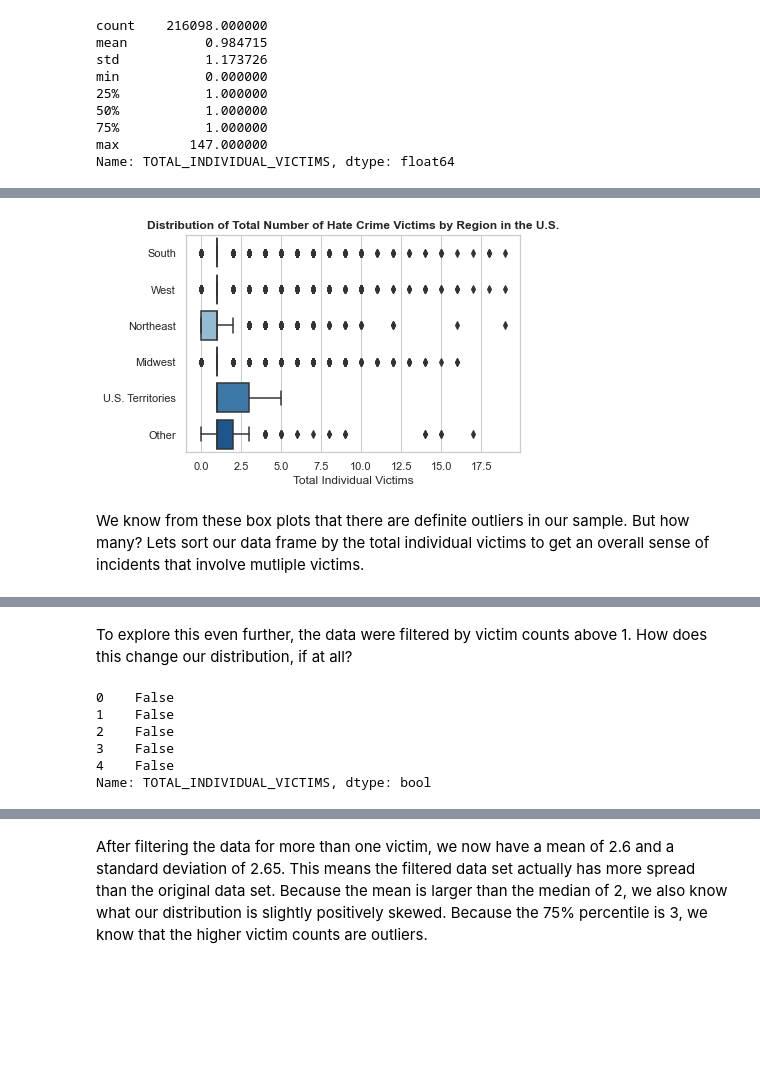
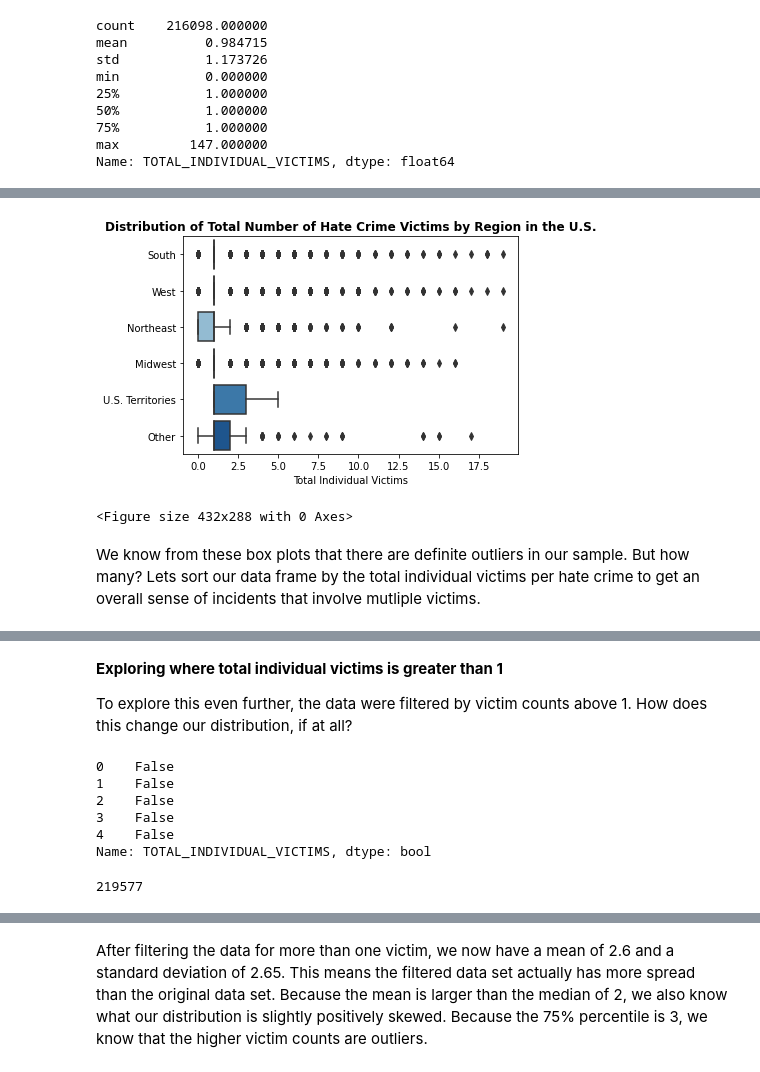
Before and after one commit to artolon/Exploratory_Analysis_Project, a Jupyter notebook: AT_Hate_Crime_Analysis.ipynb, the cells around one changed output, grey strips where cells are left out. Drawn from its saved outputs; the diff is of its cells as text; code cells hidden in the pictures; blank space fills up the shorter version.

```diff
--- a/AT_Hate_Crime_Analysis.ipynb
+++ b/AT_Hate_Crime_Analysis.ipynb
@@ -376,17 +394,23 @@ The box plots below suggest that the Northeast (on average) has fewer total vict
 # %%
 # See if the distribution changes at all when looking by region
-g2 = sns.boxplot(y=victim20["REGION_NAME"],
+fig, ax = plt.subplots()
+
+sns.boxplot(y=victim20["REGION_NAME"],
             x=victim20["TOTAL_INDIVIDUAL_VICTIMS"],
            palette="Blues")
 
-g2.set_title('Distribution of Total Number of Hate Crime Victims by Region in the U.S.', size=12, weight='bold')
-g2.set_xlabel('Total Individual Victims')
-g2.set_ylabel('')
+ax.set_title('Distribution of Total Number of Hate Crime Victims by Region in the U.S.', size=12, weight='bold')
+ax.set_xlabel('Total Individual Victims')
+ax.set_ylabel('')
 plt.show()
+
+plt.savefig('regionboxplot.jpeg')
+#plt.savefig('regionboxplot.png')
 # %% [output]
-[figure, old version]
+[figure, new version]
+<Figure size 432x288 with 0 Axes>
 # %% [markdown]
-We know from these box plots that there are definite outliers in our sample. But how many? Lets sort our data frame by the total individual victims to get an overall sense of incidents that involve mutliple victims.
+We know from these box plots that there are definite outliers in our sample. But how many? Lets sort our data frame by the total individual victims per hate crime to get an overall sense of incidents that involve mutliple victims.
 # %%
 # Sort by hate crime ascending to see higher victim counts
 hate_crime_df.sort_values('TOTAL_INDIVIDUAL_VICTIMS', ascending=False).head()
@@ -401,6 +425,8 @@ hate_crime_df.sort_values('TOTAL_INDIVIDUAL_VICTIMS', ascending=False).head()
 | 25880 | 25359 | 1995 | CA0270000 | Monterey | NaN | County | CA | ... |
 5 rows × 28 columns
 # %% [markdown]
+**Exploring where total individual victims is greater than 1**
+
 To explore this even further, the data were filtered by victim counts above 1. How does this change our distribution, if at all?
 # %%
 # Check to see when a victim count is great than 1
@@ -413,6 +439,12 @@ victim_count.head()
 3    False
 4    False
 Name: TOTAL_INDIVIDUAL_VICTIMS, dtype: bool
+# %%
+victim_count1 =  hate_crime_df['TOTAL_INDIVIDUAL_VICTIMS']==1
+multiple_victim1 = hate_crime_df[victim_count1]
+len(multiple_victim1.index)
+# %% [output]
+219577
 # %%
 # Look at the data frame slice from above for victim counts greater than 1.
 multiple_victim = hate_crime_df[victim_count]
```
Also changed, not shown: parts of 18 cells of this notebook.
